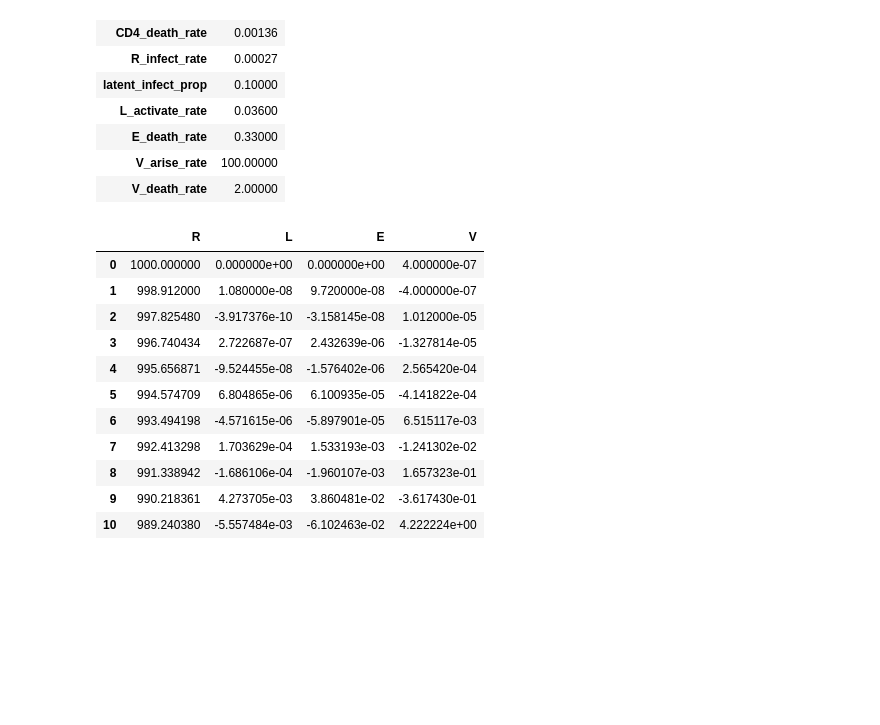
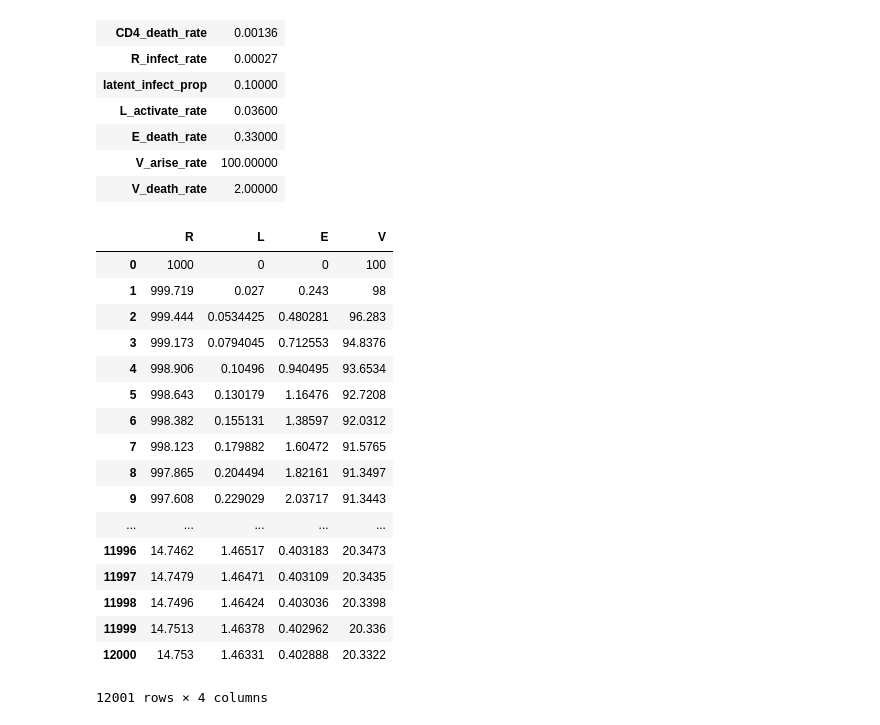
Before and after one commit to AustinVes/ModSim-HIVmodel, a Jupyter notebook: hiv_model.ipynb, the cells around one changed output. Drawn from its saved outputs; the diff is of its cells as text; code cells hidden in the pictures; blank space fills up the shorter version.

```diff
--- a/hiv_model.ipynb
+++ b/hiv_model.ipynb
@@ -13,6 +13,6 @@ import matplotlib.pyplot as plt
 # import functions from the modsim.py module
 from modsim import *
 # %%
-init_state = State(R=1000, L=0, E=0, V=0.0000004)
+init_state = State(R=1000, L=0, E=0, V=100)
 # %% [output]
 |  | values |
@@ -83,10 +83,10 @@ def V_delta(system, state):
     return V_in(system, state) - V_out(system, state)
 # %%
 def step(system, state):
-    r = state.R + R_delta(system, state)
-    l = state.L + L_delta(system, state)
-    e = state.E + E_delta(system, state)
-    v = state.V + V_delta(system, state)
+    r = state.R + R_delta(system, state) * 0.01
+    l = state.L + L_delta(system, state) * 0.01
+    e = state.E + E_delta(system, state) * 0.01
+    v = state.V + V_delta(system, state) * 0.01
 
     return State(R=r, L=l, E=e, V=v)
 # %%
@@ -101,17 +101,23 @@ def run_simulation(system, init_state, num_steps):
 
     return results
 # %%
-results = run_simulation(system, init_state, 10)
+results = run_simulation(system, init_state, 12000)
 # %% [output]
 |  | R | L | E | V |
-| 0 | 1000.000000 | 0.000000e+00 | 0.000000e+00 | 4.000000e-07 |
-| 1 | 998.912000 | 1.080000e-08 | 9.720000e-08 | -4.000000e-07 |
-| 2 | 997.825480 | -3.917376e-10 | -3.158145e-08 | 1.012000e-05 |
-| 3 | 996.740434 | 2.722687e-07 | 2.432639e-06 | -1.327814e-05 |
-| 4 | 995.656871 | -9.524455e-08 | -1.576402e-06 | 2.565420e-04 |
-| 5 | 994.574709 | 6.804865e-06 | 6.100935e-05 | -4.141822e-04 |
-| 6 | 993.494198 | -4.571615e-06 | -5.897901e-05 | 6.515117e-03 |
-| 7 | 992.413298 | 1.703629e-04 | 1.533193e-03 | -1.241302e-02 |
-| 8 | 991.338942 | -1.686106e-04 | -1.960107e-03 | 1.657323e-01 |
-| 9 | 990.218361 | 4.273705e-03 | 3.860481e-02 | -3.617430e-01 |
-| 10 | 989.240380 | -5.557484e-03 | -6.102463e-02 | 4.222224e+00 |
+| 0 | 1000 | 0 | 0 | 100 |
+| 1 | 999.719 | 0.027 | 0.243 | 98 |
+| 2 | 999.444 | 0.0534425 | 0.480281 | 96.283 |
+| 3 | 999.173 | 0.0794045 | 0.712553 | 94.8376 |
+| 4 | 998.906 | 0.10496 | 0.940495 | 93.6534 |
+| 5 | 998.643 | 0.130179 | 1.16476 | 92.7208 |
+| 6 | 998.382 | 0.155131 | 1.38597 | 92.0312 |
+| 7 | 998.123 | 0.179882 | 1.60472 | 91.5765 |
+| 8 | 997.865 | 0.204494 | 1.82161 | 91.3497 |
+| 9 | 997.608 | 0.229029 | 2.03717 | 91.3443 |
+| ... | ... | ... | ... | ... |
+| 11996 | 14.7462 | 1.46517 | 0.403183 | 20.3473 |
+| 11997 | 14.7479 | 1.46471 | 0.403109 | 20.3435 |
+| 11998 | 14.7496 | 1.46424 | 0.403036 | 20.3398 |
+| 11999 | 14.7513 | 1.46378 | 0.402962 | 20.336 |
+| 12000 | 14.753 | 1.46331 | 0.402888 | 20.3322 |
+12001 rows × 4 columns
```
Also changed, not shown: parts of 5 cells of this notebook.
